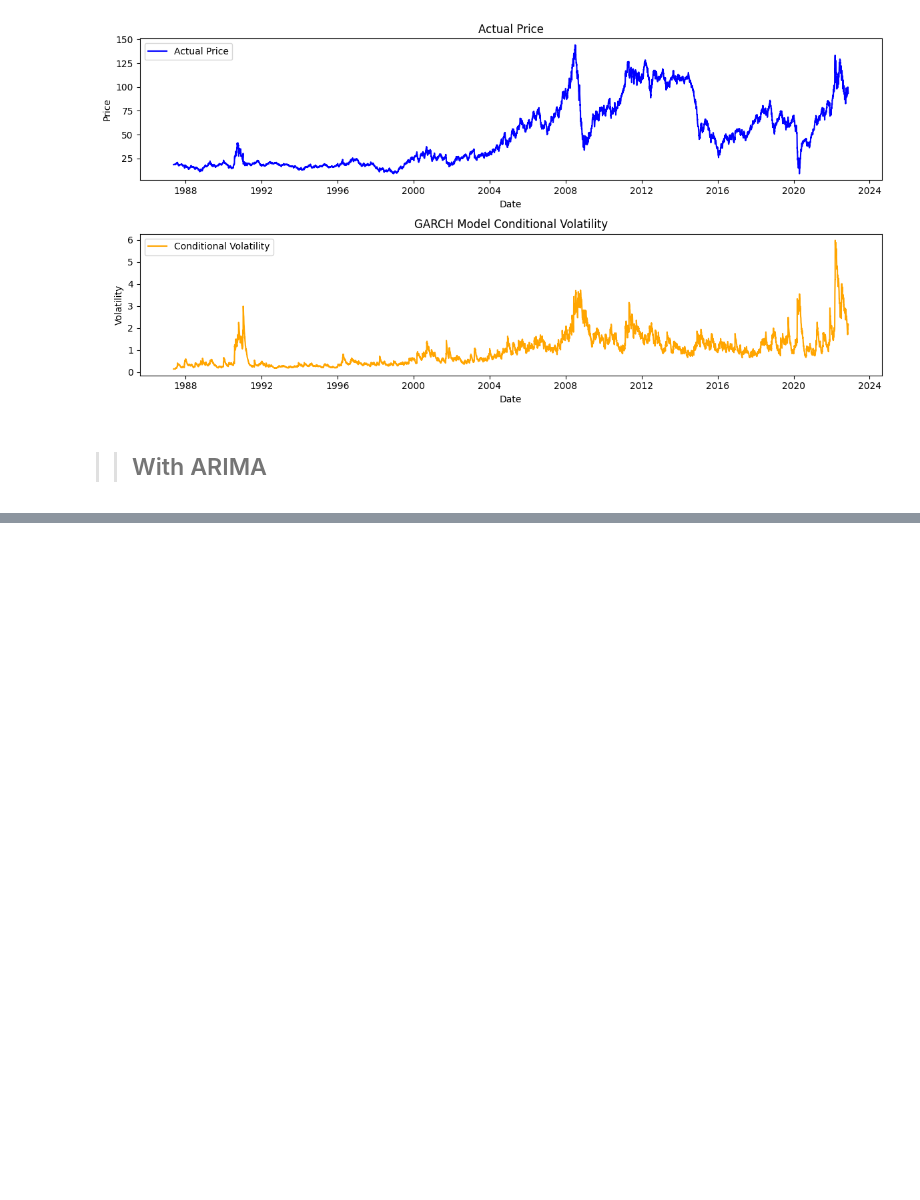
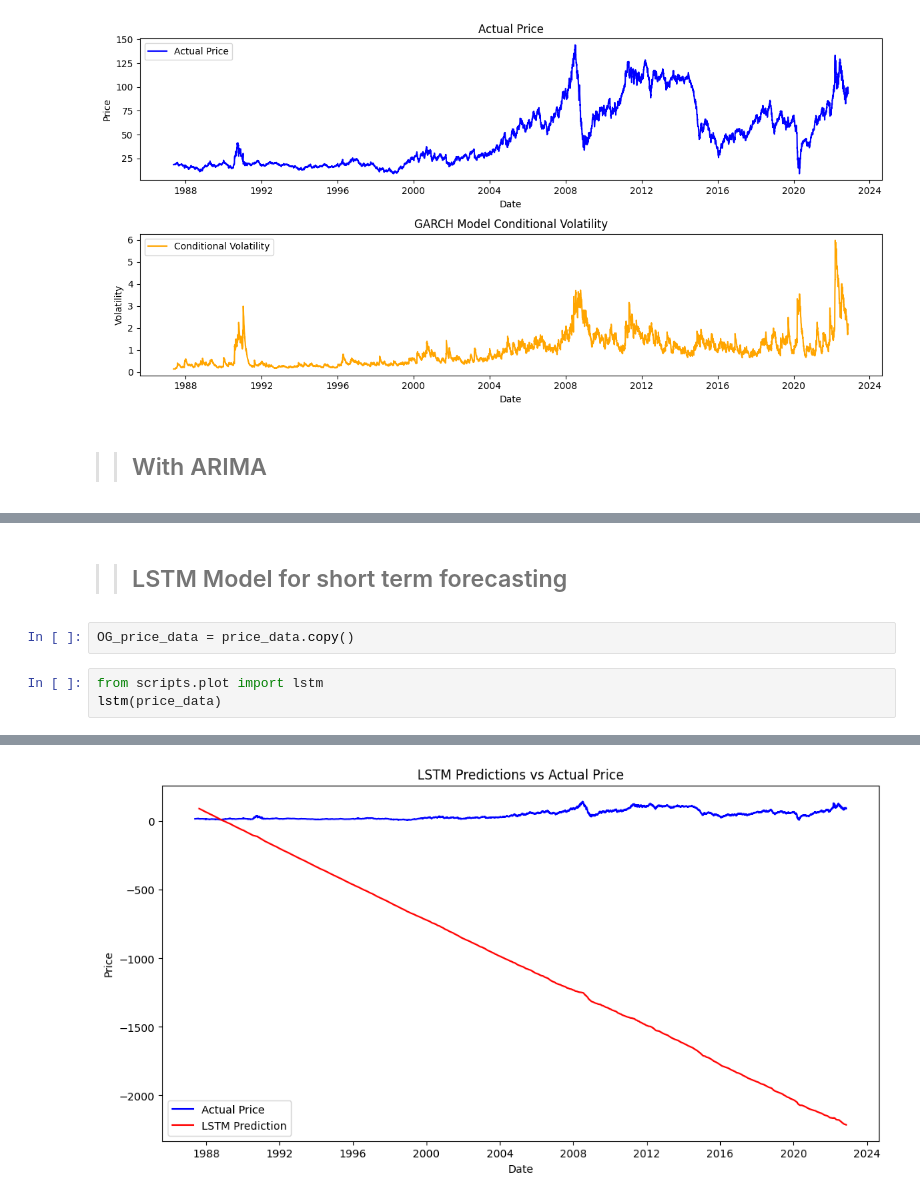
Before and after one commit to hanaDemma/Change_point_analysis_and_statistical_modelling-, a Jupyter notebook: notebooks/change_point_analysis.ipynb, the cells around one changed output, grey strips where cells are left out. Cells and saved outputs as stored; diff of their text form; blank space fills up the shorter version.

Commit message:
lstm

```diff
--- a/notebooks/change_point_analysis.ipynb
+++ b/notebooks/change_point_analysis.ipynb
@@ -396,3 +395,11 @@ beta[1]        0.9295  6.740e-03    137.913      0.000     [  0.916,  0.943]
 
 Covariance estimator: robust
 [figure]
+# %% [markdown]
+>> ## LSTM Model for short term forecasting
+# %%
+OG_price_data = price_data.copy()
+# %%
+from scripts.plot import lstm
+lstm(price_data)
+# %% [output]
@@ -398,0 +423 @@ Covariance estimator: robust
+[figure, added]
```
Also changed, not shown: parts of 5 cells of this notebook, 1 other file.
